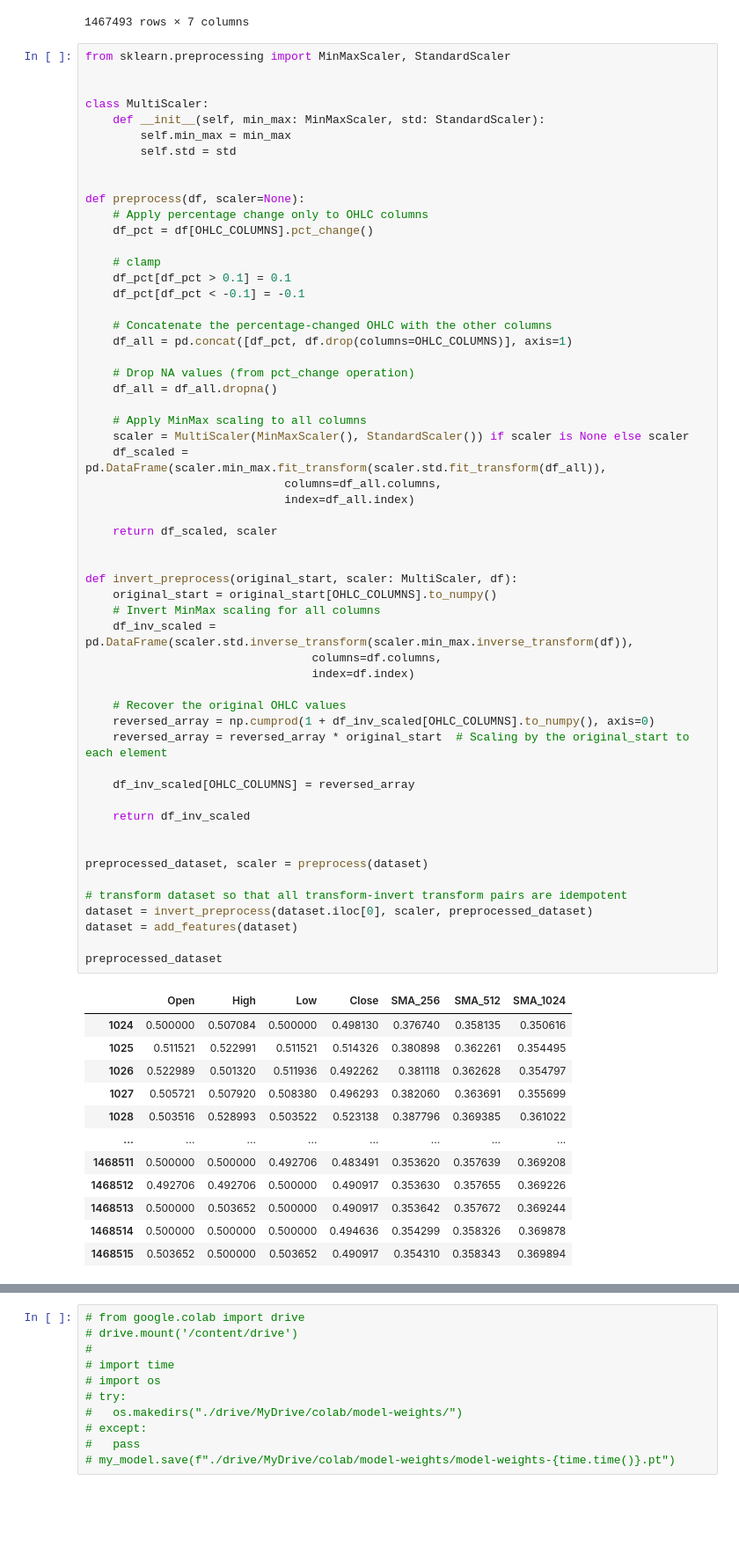
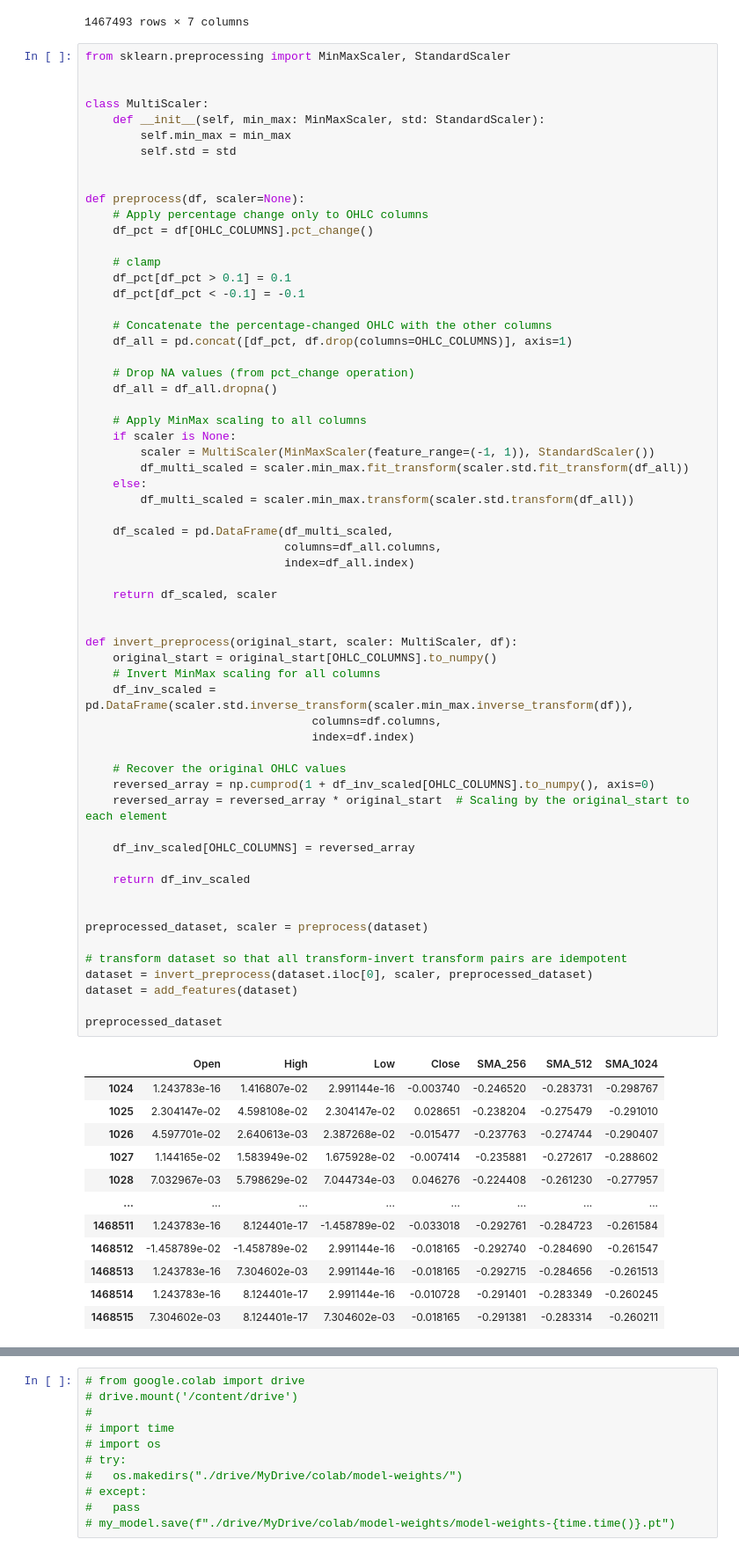
Before and after one commit to Klok-e/python-price-predict-experiment, a Jupyter notebook: price prediction_v3.ipynb, the cells around one changed output, grey strips where cells are left out. Shown at 88% size. Drawn from its saved outputs; the diff is of its cells as text; blank space fills up the shorter version.

```diff
--- a/price prediction_v3.ipynb
+++ b/price prediction_v3.ipynb
@@ -144,50 +154,55 @@ def preprocess(df, scaler=None):
     df_all = df_all.dropna()
 
     # Apply MinMax scaling to all columns
-    scaler = MultiScaler(MinMaxScaler(), StandardScaler()) if scaler is None else scaler
-    df_scaled = pd.DataFrame(scaler.min_max.fit_transform(scaler.std.fit_transform(df_all)),
+    if scaler is None:
+        scaler = MultiScaler(MinMaxScaler(feature_range=(-1, 1)), StandardScaler())
+        df_multi_scaled = scaler.min_max.fit_transform(scaler.std.fit_transform(df_all))
+    else:
+        df_multi_scaled = scaler.min_max.transform(scaler.std.transform(df_all))
+
+    df_scaled = pd.DataFrame(df_multi_scaled,
                              columns=df_all.columns,
                              index=df_all.index)
 
     return df_scaled, scaler
 
 
 def invert_preprocess(original_start, scaler: MultiScaler, df):
     original_start = original_start[OHLC_COLUMNS].to_numpy()
     # Invert MinMax scaling for all columns
     df_inv_scaled = pd.DataFrame(scaler.std.inverse_transform(scaler.min_max.inverse_transform(df)),
                                  columns=df.columns,
                                  index=df.index)
 
     # Recover the original OHLC values
     reversed_array = np.cumprod(1 + df_inv_scaled[OHLC_COLUMNS].to_numpy(), axis=0)
     reversed_array = reversed_array * original_start  # Scaling by the original_start to each element
 
     df_inv_scaled[OHLC_COLUMNS] = reversed_array
 
     return df_inv_scaled
 
 
 preprocessed_dataset, scaler = preprocess(dataset)
 
 # transform dataset so that all transform-invert transform pairs are idempotent
 dataset = invert_preprocess(dataset.iloc[0], scaler, preprocessed_dataset)
 dataset = add_features(dataset)
 
 preprocessed_dataset
 # %% [output]
 |  | Open | High | Low | Close | SMA_256 | SMA_512 | SMA_1024 |
-| 1024 | 0.500000 | 0.507084 | 0.500000 | 0.498130 | 0.376740 | 0.358135 | 0.350616 |
-| 1025 | 0.511521 | 0.522991 | 0.511521 | 0.514326 | 0.380898 | 0.362261 | 0.354495 |
-| 1026 | 0.522989 | 0.501320 | 0.511936 | 0.492262 | 0.381118 | 0.362628 | 0.354797 |
-| 1027 | 0.505721 | 0.507920 | 0.508380 | 0.496293 | 0.382060 | 0.363691 | 0.355699 |
-| 1028 | 0.503516 | 0.528993 | 0.503522 | 0.523138 | 0.387796 | 0.369385 | 0.361022 |
+| 1024 | 1.243783e-16 | 1.416807e-02 | 2.991144e-16 | -0.003740 | -0.246520 | -0.283731 | -0.298767 |
+| 1025 | 2.304147e-02 | 4.598108e-02 | 2.304147e-02 | 0.028651 | -0.238204 | -0.275479 | -0.291010 |
+| 1026 | 4.597701e-02 | 2.640613e-03 | 2.387268e-02 | -0.015477 | -0.237763 | -0.274744 | -0.290407 |
+| 1027 | 1.144165e-02 | 1.583949e-02 | 1.675928e-02 | -0.007414 | -0.235881 | -0.272617 | -0.288602 |
+| 1028 | 7.032967e-03 | 5.798629e-02 | 7.044734e-03 | 0.046276 | -0.224408 | -0.261230 | -0.277957 |
 | ... | ... | ... | ... | ... | ... | ... | ... |
-| 1468511 | 0.500000 | 0.500000 | 0.492706 | 0.483491 | 0.353620 | 0.357639 | 0.369208 |
-| 1468512 | 0.492706 | 0.492706 | 0.500000 | 0.490917 | 0.353630 | 0.357655 | 0.369226 |
-| 1468513 | 0.500000 | 0.503652 | 0.500000 | 0.490917 | 0.353642 | 0.357672 | 0.369244 |
-| 1468514 | 0.500000 | 0.500000 | 0.500000 | 0.494636 | 0.354299 | 0.358326 | 0.369878 |
-| 1468515 | 0.503652 | 0.500000 | 0.503652 | 0.490917 | 0.354310 | 0.358343 | 0.369894 |
+| 1468511 | 1.243783e-16 | 8.124401e-17 | -1.458789e-02 | -0.033018 | -0.292761 | -0.284723 | -0.261584 |
+| 1468512 | -1.458789e-02 | -1.458789e-02 | 2.991144e-16 | -0.018165 | -0.292740 | -0.284690 | -0.261547 |
+| 1468513 | 1.243783e-16 | 7.304602e-03 | 2.991144e-16 | -0.018165 | -0.292715 | -0.284656 | -0.261513 |
+| 1468514 | 1.243783e-16 | 8.124401e-17 | 2.991144e-16 | -0.010728 | -0.291401 | -0.283349 | -0.260245 |
+| 1468515 | 7.304602e-03 | 8.124401e-17 | 7.304602e-03 | -0.018165 | -0.291381 | -0.283314 | -0.260211 |
 1467492 rows × 7 columns
 # %%
 from sklearn.metrics import mean_absolute_error
```
Also changed, not shown: parts of 12 cells of this notebook, 1 other file.
